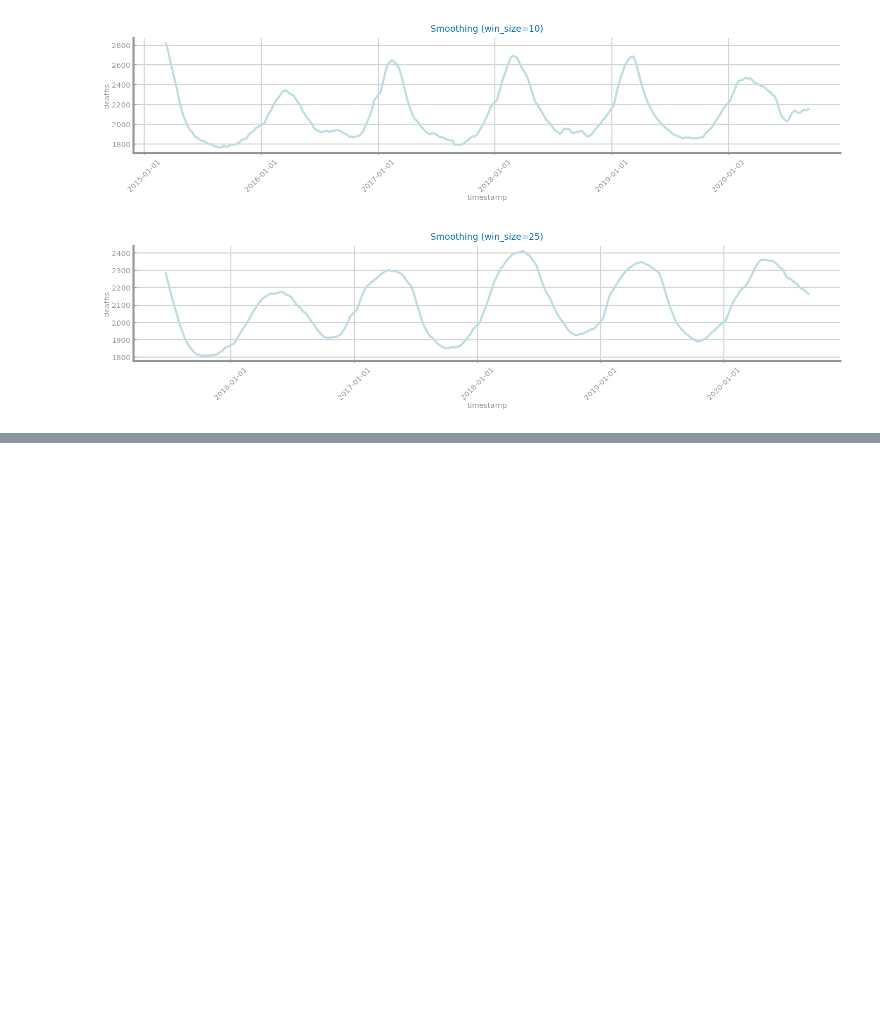
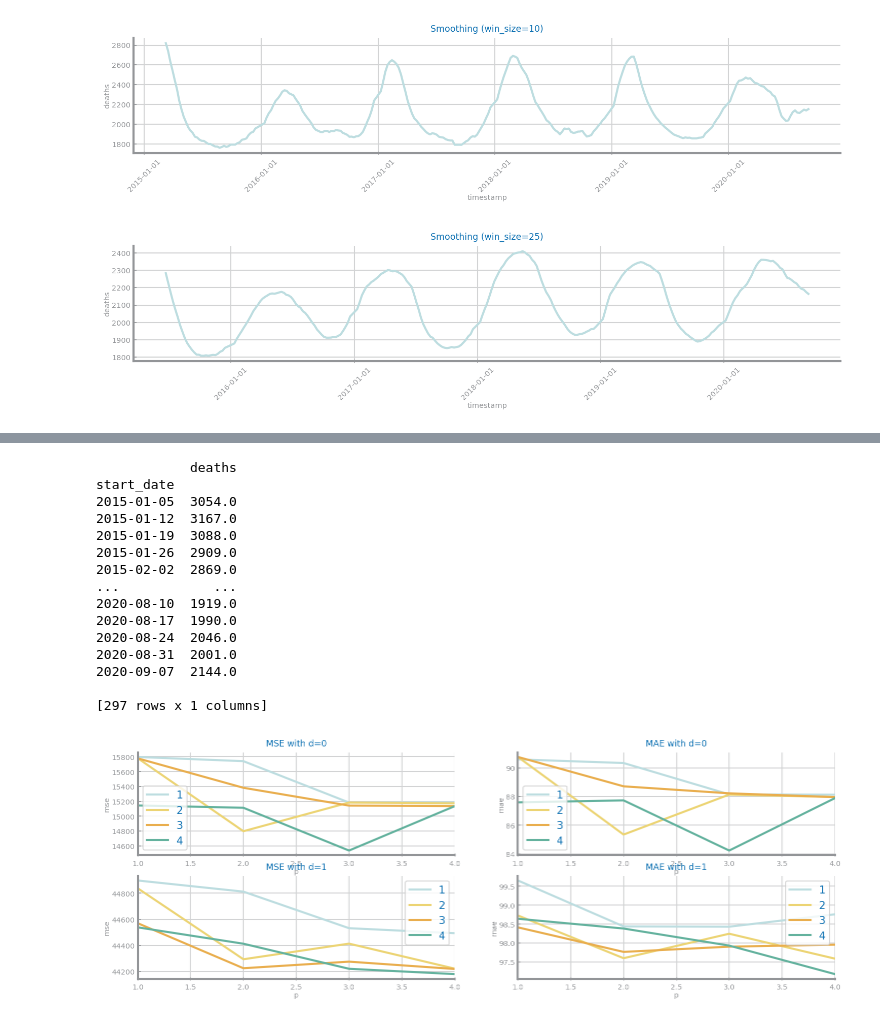
Before and after one commit to filipesousaist/ds_project, a Jupyter notebook: ts_dataset2/Deaths-pt.ipynb, the cells around one changed output, grey strips where cells are left out. Drawn from its saved outputs; the diff is of its cells as text; code cells hidden in the pictures; blank space fills up the shorter version.

```diff
--- a/ts_dataset2/Deaths-pt.ipynb
+++ b/ts_dataset2/Deaths-pt.ipynb
@@ -233,0 +288,37 @@ plt.show()
+# %%
+_, axs = plt.subplots(2, 2, figsize=(FIG_WIDTH, 2*FIG_HEIGHT))
+params = (1, 2, 3, 4)
+print(data)
+for d in (0,1):
+    mse = {}
+    mae = {}
+    for p in params:
+        mse_lst = []
+        mae_lst = []
+        for q in params:
+            mod = ARIMA(df, order=(p, d, q))
+            results = mod.fit()
+            mse_lst.append(results.mse)
+            mae_lst.append(results.mae)
+        mse[p] = mse_lst
+        mae[p] = mae_lst
+    ds.multiple_line_chart(params, mse, ax=axs[d, 0], title=f'MSE with d={d}', xlabel='p', ylabel='mse')
+    ds.multiple_line_chart(params, mae, ax=axs[d, 1], title=f'MAE with d={d}', xlabel='p', ylabel='mae')
+plt.show()
+# %% [output]
+            deaths
+start_date
+2015-01-05  3054.0
+2015-01-12  3167.0
+2015-01-19  3088.0
+2015-01-26  2909.0
+2015-02-02  2869.0
+...            ...
+2020-08-10  1919.0
+2020-08-17  1990.0
+2020-08-24  2046.0
+2020-08-31  2001.0
+2020-09-07  2144.0
+
+[297 rows x 1 columns]
+[figure, added]
```
Also changed, not shown: parts of 7 cells of this notebook, 2 other files.
